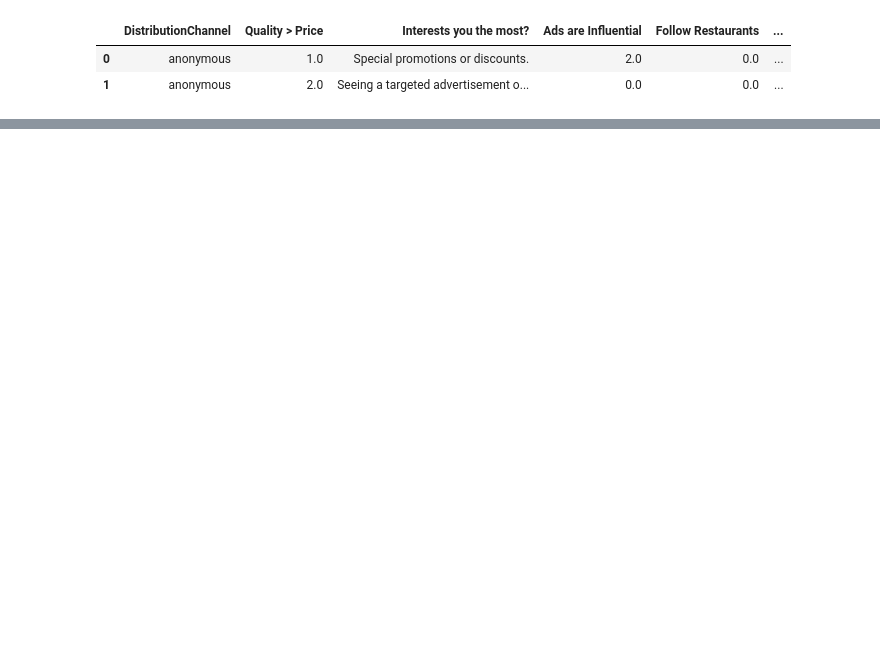
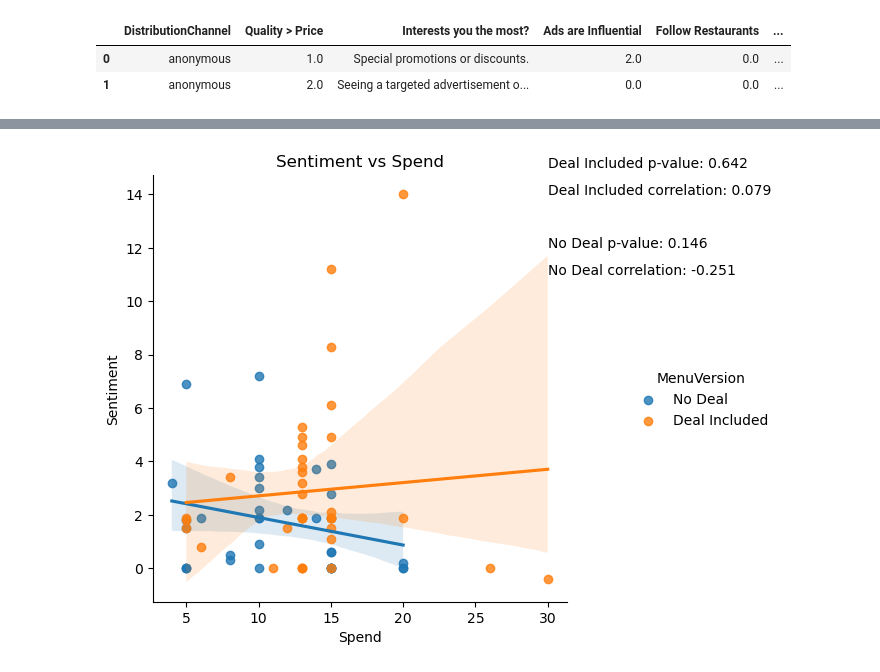
Before and after one commit to Elijah-Andrae56/MKTG_390_Survey_Analysis, a Jupyter notebook: mktg_390.ipynb, the cells around one changed output, grey strips where cells are left out. Saved outputs shown, nothing was run; the diff lists cells and outputs as text; code cells hidden in the pictures; blank space fills up the shorter version.

```diff
--- a/mktg_390.ipynb
+++ b/mktg_390.ipynb
@@ -552,0 +585,14 @@ plt.show()
+# %%
+sns.lmplot(data=linear_data, x='Spend', y='sentiment', hue='MenuVersion')
+plt.title("Sentiment vs Spend")
+plt.ylabel("Sentiment")
+
+plt.text(30, 15, f'Deal Included p-value: {np.round(deal_p, 3)}')
+plt.text(30, 14, f'Deal Included correlation: {np.round(deal_r, 3)}')
+
+plt.text(30, 12, f'No Deal p-value: {np.round(p, 3)}')
+plt.text(30, 11, f'No Deal correlation: {np.round(r, 3)}')
+
+plt.show()
+# %% [output]
+[figure, added]
```
Also changed, not shown: parts of 7 cells of this notebook.
